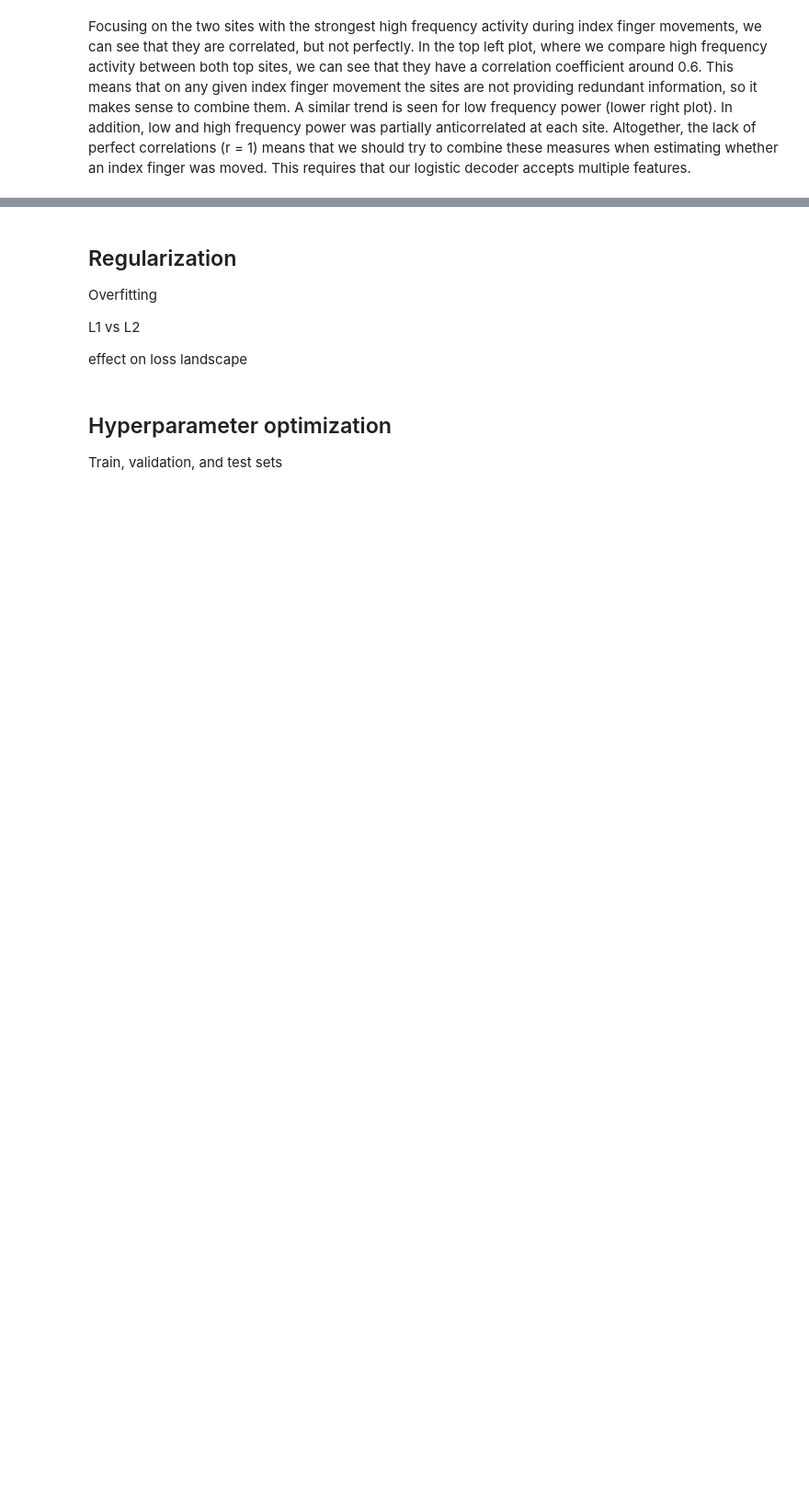
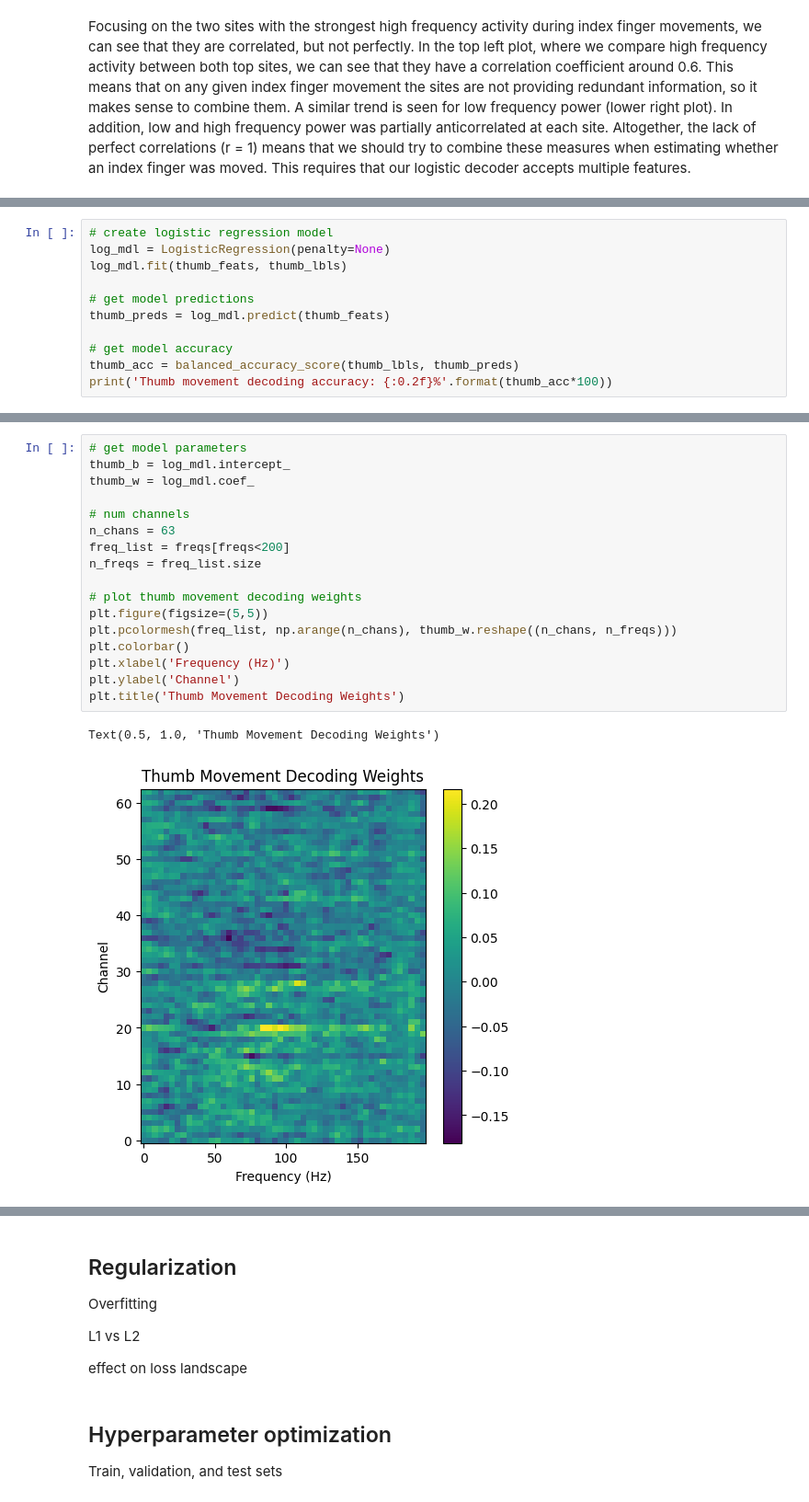
Before and after one commit to dbheadley/DecodingTheBrain, a Jupyter notebook: Week7/notes.ipynb, the cells around one changed output, grey strips where cells are left out. Shown: that part at 92% size. Cells and saved outputs as stored; diff of their text form; blank space fills up the shorter version.

```diff
--- a/Week7/notes.ipynb
+++ b/Week7/notes.ipynb
@@ -221,0 +282,11 @@ $$ \sigma(x) = \frac{1}{1+e^{-(b+\sum_{i=1}^{n}w_ix_i)}} $$
+# %%
+# create logistic regression model
+log_mdl = LogisticRegression(penalty=None)
+log_mdl.fit(thumb_feats, thumb_lbls)
+
+# get model predictions
+thumb_preds = log_mdl.predict(thumb_feats)
+
+# get model accuracy
+thumb_acc = balanced_accuracy_score(thumb_lbls, thumb_preds)
+print('Thumb movement decoding accuracy: {:0.2f}%'.format(thumb_acc*100))
@@ -221,0 +299,20 @@ $$ \sigma(x) = \frac{1}{1+e^{-(b+\sum_{i=1}^{n}w_ix_i)}} $$
+# %%
+# get model parameters
+thumb_b = log_mdl.intercept_
+thumb_w = log_mdl.coef_
+
+# num channels
+n_chans = 63
+freq_list = freqs[freqs<200]
+n_freqs = freq_list.size
+
+# plot thumb movement decoding weights
+plt.figure(figsize=(5,5))
+plt.pcolormesh(freq_list, np.arange(n_chans), thumb_w.reshape((n_chans, n_freqs)))
+plt.colorbar()
+plt.xlabel('Frequency (Hz)')
+plt.ylabel('Channel')
+plt.title('Thumb Movement Decoding Weights')
+# %% [output]
+Text(0.5, 1.0, 'Thumb Movement Decoding Weights')
+[figure, added]
```
Also changed, not shown: parts of 15 cells of this notebook.
